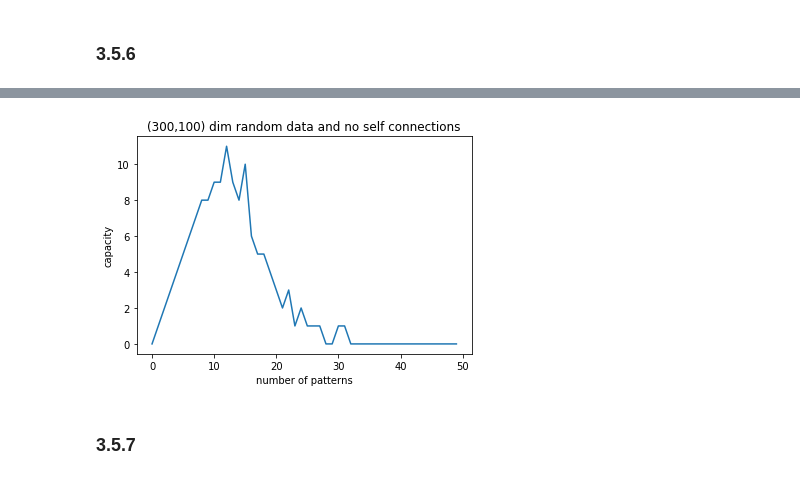
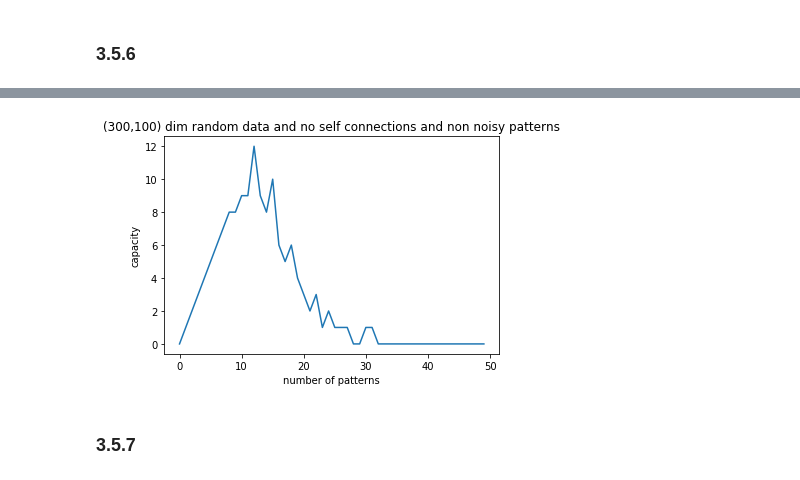
Before and after one commit to kenza-bouzid/ann_labs, a Jupyter notebook: lab3/3_5.ipynb, the cells around one changed output, grey strips where cells are left out. Drawn from its saved outputs; the diff is of its cells as text; code cells hidden in the pictures.

Commit message:
fix check_capacity

```diff
--- a/lab3/3_5.ipynb
+++ b/lab3/3_5.ipynb
@@ -97,3 +102,17 @@ plt.show()
 The reason that we can store more, is that it is more likely that our random patterns are actually orthotogonal to each other (do the patterns need to be orthotogonal or the features)
 # %% [markdown]
 ### 3.5.4
+# %%
+np.random.seed(3)
+random_patterns = np.random.binomial(1,0.5,(300,100))*2-1
+importlib.reload(hn)
+capacity = list()
+rng = range(300)
+for i in rng:
+    hop_net2 = hn.HopfieldNetwork(random_patterns[:i,:])
+    capacity.append(hop_net2.check_capacity(noise=0))
+plt.plot(rng,capacity)
+plt.xlabel("number of patterns")
+plt.ylabel("fixpoints")
+plt.title("Fixpoints with a different amount of data in the Network (300,100) dim data")
+plt.show()
@@ -100,20 +121,12 @@ The reason that we can store more, is that it is more likely that our random pat
 # %%
-from utils import add_noise
-
 np.random.seed(3)
 random_patterns = np.random.binomial(1,0.5,(300,100))*2-1
 importlib.reload(hn)
 capacity = list()
-noise_cap = list()
 rng = range(300)
 for i in rng:
     hop_net2 = hn.HopfieldNetwork(random_patterns[:i,:])
     capacity.append(hop_net2.check_capacity())
-    noise_capacity = 0
-    for j in range(i):
-        _, patt, _ = hop_net2.update_rule(add_noise(random_patterns[j], noise_frac=0.05), max_iter=1, verbose=False)
-        noise_capacity += np.array_equal(patt, random_patterns[j])
-    noise_cap.append(noise_capacity)
 # %%
 plt.plot(rng,capacity)
 plt.xlabel("number of patterns")
@@ -142,4 +147,9 @@ rng = range(50)
 for i in rng:
     hop_net2 = hn.HopfieldNetwork(random_patterns[:i,:])
     hop_net2.zero_self_connection()
-    capacity.append(hop_net2.check_capacity())
+    capacity.append(hop_net2.check_capacity(noise=0))
+plt.plot(rng,capacity)
+plt.xlabel("number of patterns")
+plt.ylabel("fixpoints")
+plt.title("(300,100) dim random data and no self connections and noisy patterns")
+plt.show()
@@ -146,11 +158,19 @@ for i in rng:
 # %%
+random_patterns = np.random.binomial(1,0.5,(300,100))*2-1
+importlib.reload(hn)
+capacity = list()
+rng = range(50)
+for i in rng:
+    hop_net2 = hn.HopfieldNetwork(random_patterns[:i,:])
+    hop_net2.zero_self_connection()
+    capacity.append(hop_net2.check_capacity(noise=0))
 plt.plot(rng,capacity)
 plt.xlabel("number of patterns")
 plt.ylabel("capacity")
-plt.title("(300,100) dim random data and no self connections")
+plt.title("(300,100) dim random data and no self connections and non noisy patterns")
 plt.show()
 # %% [output]
-[figure, old version]
+[figure, new version]
 # %% [markdown]
 ### 3.5.7
 # %%
```
Also changed, not shown: parts of 13 cells of this notebook, 2 other files.
